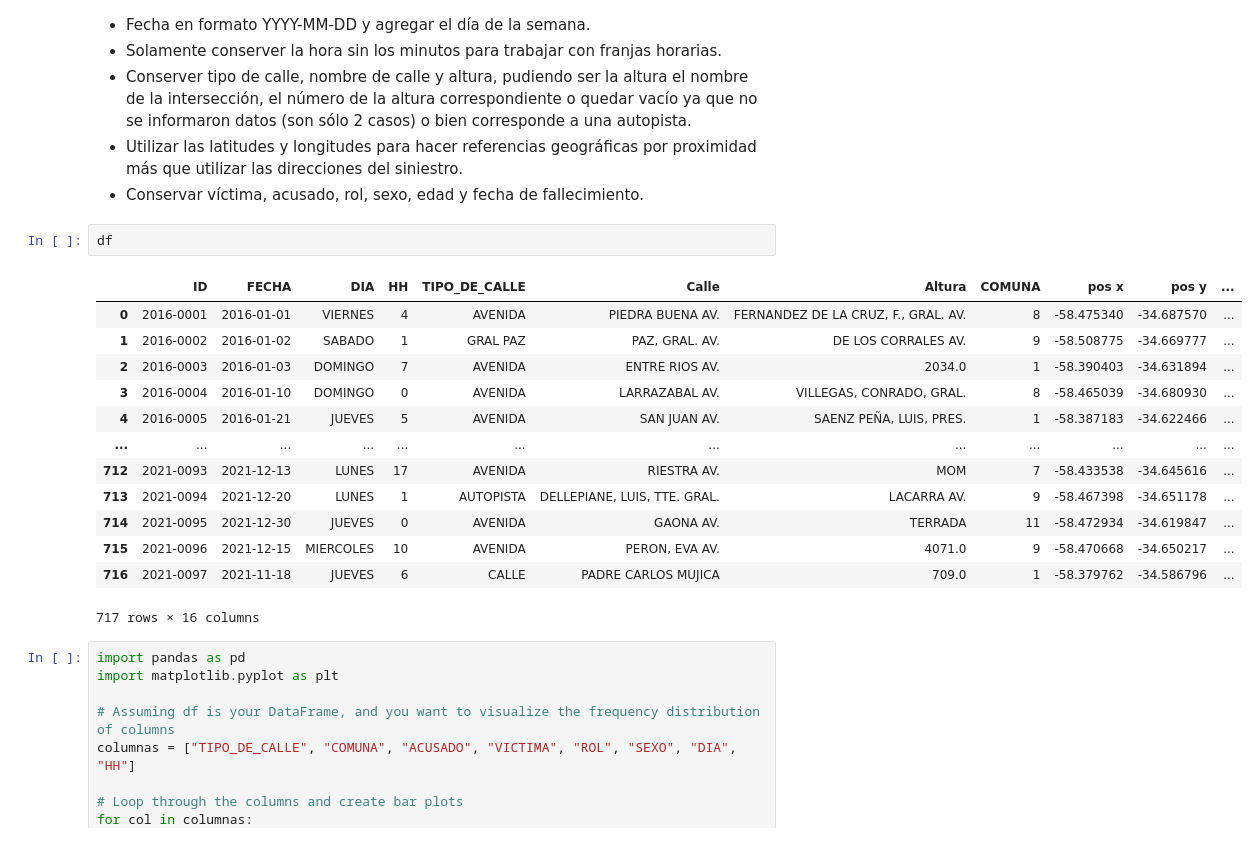
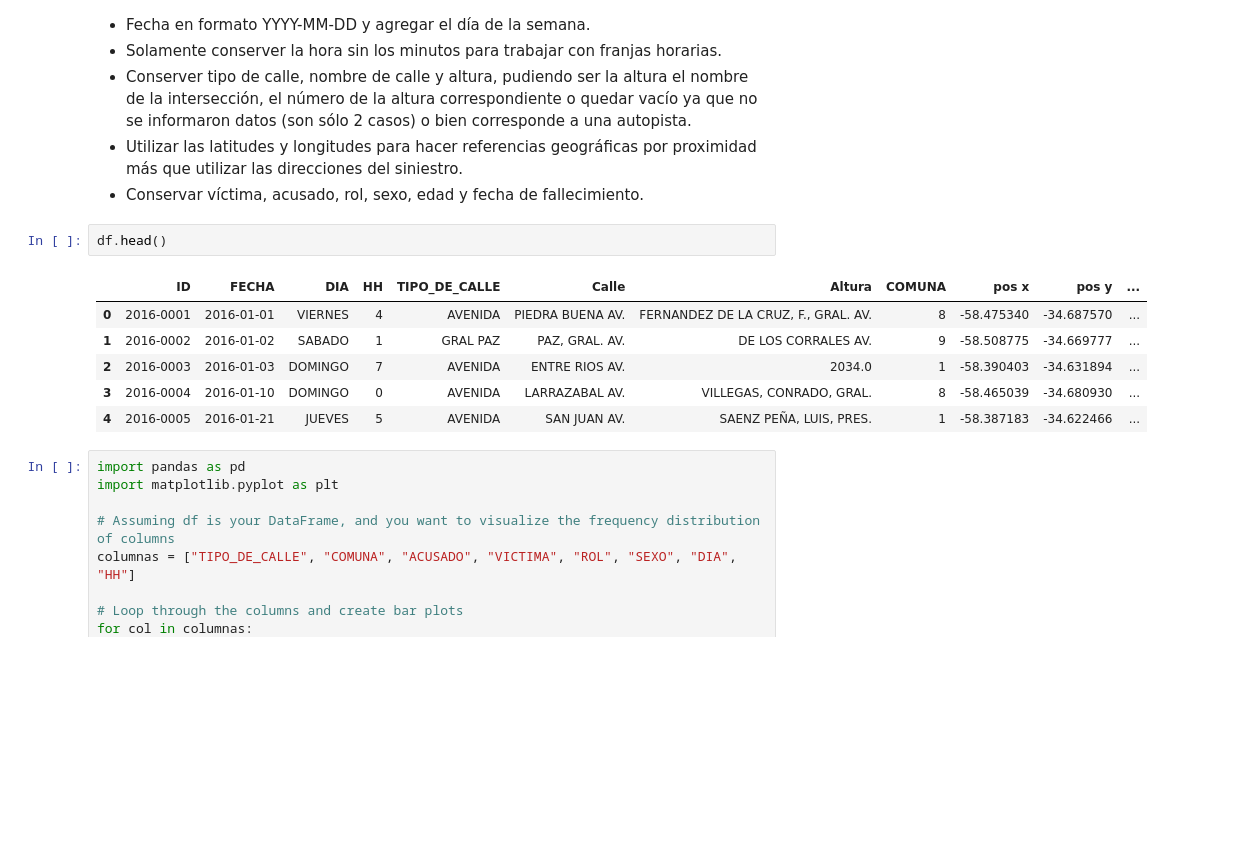
Before and after one commit to Sanosuke298/Siniestros_Viales_Data_Analytics, a Jupyter notebook: EDA.ipynb, the cells around one changed output. Drawn from its saved outputs; the diff is of its cells as text; blank space fills up the shorter version.

```diff
--- a/EDA.ipynb
+++ b/EDA.ipynb
@@ -22,21 +22,14 @@ En el proceso de ETL habíamos decidido lo siguiente:
 * Utilizar las latitudes y longitudes para hacer referencias geográficas por proximidad más que utilizar las direcciones del siniestro.
 * Conservar víctima, acusado, rol, sexo, edad y fecha de fallecimiento.
 # %%
-df
+df.head()
 # %% [output]
 |  | ID | FECHA | DIA | HH | TIPO_DE_CALLE | Calle | Altura | COMUNA | pos x | pos y | ... |
 | 0 | 2016-0001 | 2016-01-01 | VIERNES | 4 | AVENIDA | PIEDRA BUENA AV. | FERNANDEZ DE LA CRUZ, F., GRAL. AV. | 8 | -58.475340 | -34.687570 | ... |
 | 1 | 2016-0002 | 2016-01-02 | SABADO | 1 | GRAL PAZ | PAZ, GRAL. AV. | DE LOS CORRALES AV. | 9 | -58.508775 | -34.669777 | ... |
 | 2 | 2016-0003 | 2016-01-03 | DOMINGO | 7 | AVENIDA | ENTRE RIOS AV. | 2034.0 | 1 | -58.390403 | -34.631894 | ... |
 | 3 | 2016-0004 | 2016-01-10 | DOMINGO | 0 | AVENIDA | LARRAZABAL AV. | VILLEGAS, CONRADO, GRAL. | 8 | -58.465039 | -34.680930 | ... |
 | 4 | 2016-0005 | 2016-01-21 | JUEVES | 5 | AVENIDA | SAN JUAN AV. | SAENZ PEÑA, LUIS, PRES. | 1 | -58.387183 | -34.622466 | ... |
-| ... | ... | ... | ... | ... | ... | ... | ... | ... | ... | ... | ... |
-| 712 | 2021-0093 | 2021-12-13 | LUNES | 17 | AVENIDA | RIESTRA AV. | MOM | 7 | -58.433538 | -34.645616 | ... |
-| 713 | 2021-0094 | 2021-12-20 | LUNES | 1 | AUTOPISTA | DELLEPIANE, LUIS, TTE. GRAL. | LACARRA AV. | 9 | -58.467398 | -34.651178 | ... |
-| 714 | 2021-0095 | 2021-12-30 | JUEVES | 0 | AVENIDA | GAONA AV. | TERRADA | 11 | -58.472934 | -34.619847 | ... |
-| 715 | 2021-0096 | 2021-12-15 | MIERCOLES | 10 | AVENIDA | PERON, EVA AV. | 4071.0 | 9 | -58.470668 | -34.650217 | ... |
-| 716 | 2021-0097 | 2021-11-18 | JUEVES | 6 | CALLE | PADRE CARLOS MUJICA | 709.0 | 1 | -58.379762 | -34.586796 | ... |
-717 rows × 16 columns
 # %%
 import pandas as pd
 import matplotlib.pyplot as plt
```
Also changed, not shown: parts of 2 cells of this notebook, 1 other file.
